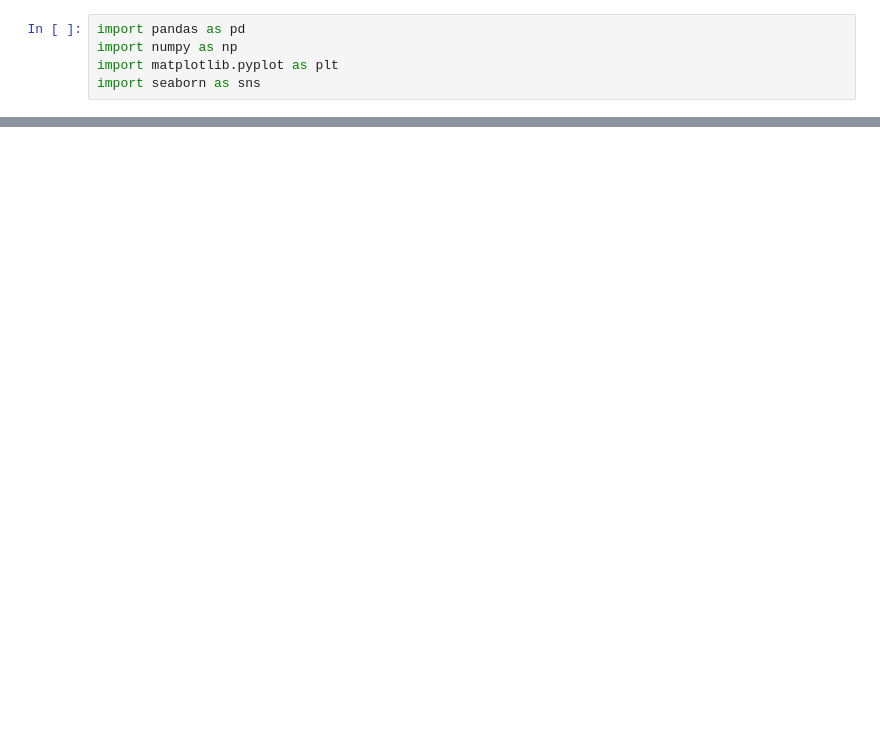
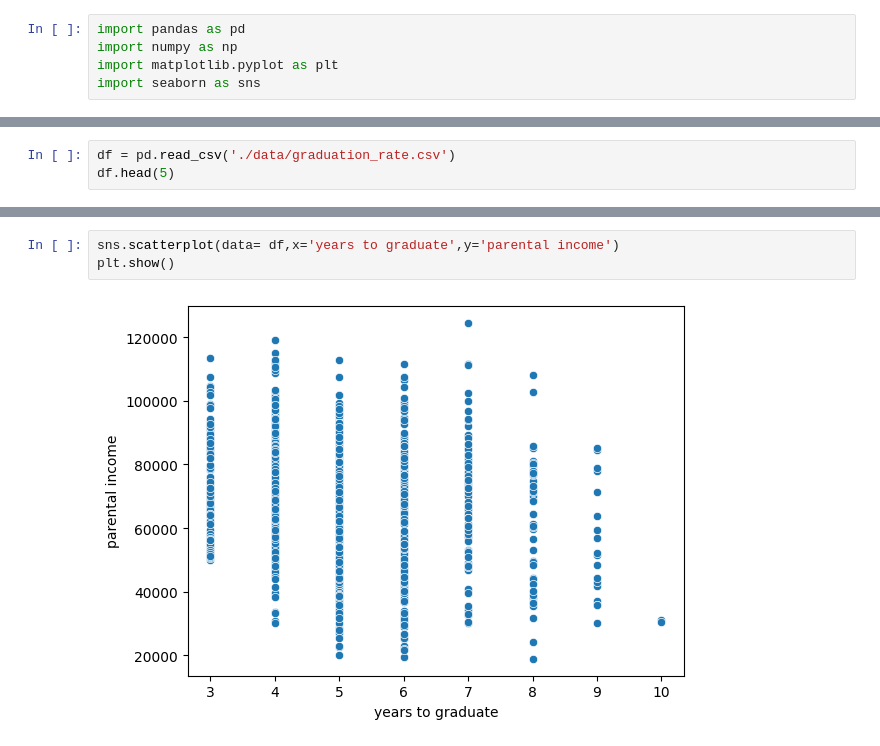
Before and after one commit to DurangoFon/Graduation_ratio_ML, a Jupyter notebook: 01_graduation_ratio_(variable_analysis).ipynb, the cells around one changed output, grey strips where cells are left out. Saved outputs shown, nothing was run; the diff lists cells and outputs as text; blank space fills up the shorter version.

```diff
--- a/02_graduation_ratio(predictions).ipynb
+++ b/01_graduation_ratio_(variable_analysis).ipynb
@@ -26,0 +6,3 @@ from sklearn.linear_model import LinearRegression
+# %%
+df = pd.read_csv('./data/graduation_rate.csv')
+df.head(5)
@@ -75,0 +91,5 @@ prediction[0][0]/3.6
+# %%
+sns.scatterplot(data= df,x='years to graduate',y='parental income')
+plt.show()
+# %% [output]
+[figure, added]
```
Also changed, not shown: parts of 25 cells of this notebook, 3 other files.
